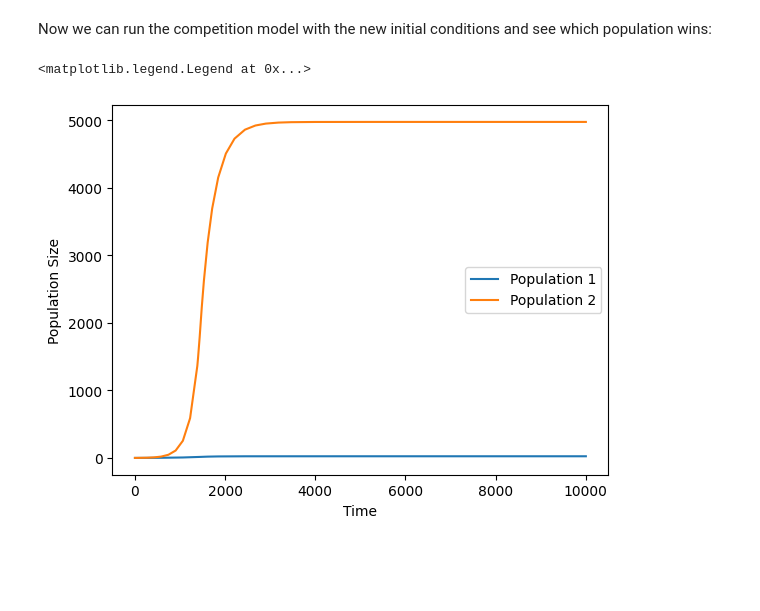
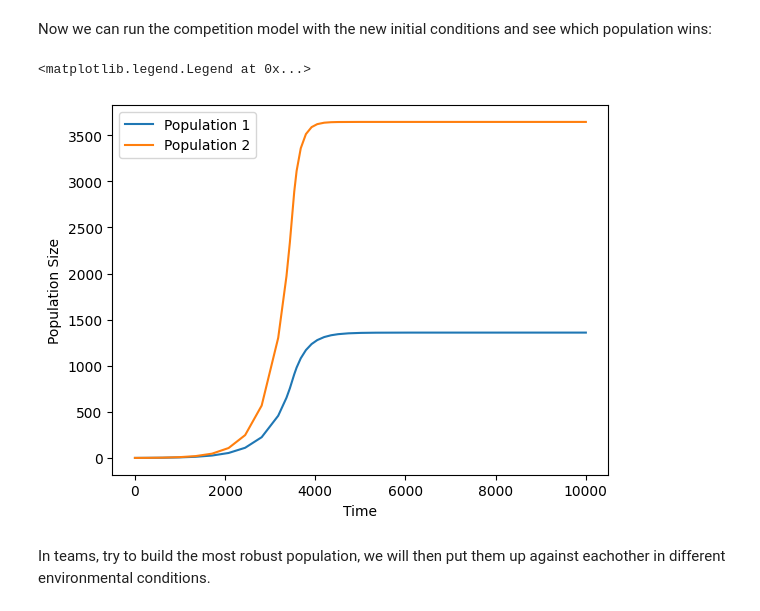
Before and after one commit to hhindley/CompSysBio_Weisse, a Jupyter notebook: solutions/competition_tutorial_complete.ipynb, the cells around one changed output. Saved outputs shown, nothing was run; the diff lists cells and outputs as text; code cells hidden in the pictures; blank space fills up the shorter version.

```diff
--- a/solutions/competition_tutorial_complete.ipynb
+++ b/solutions/competition_tutorial_complete.ipynb
@@ -175,18 +199,18 @@ New population model:
 def popmodel_ode(t, y, params):
 
     # parameters
-    dm, kb, ku, thetar, s0, gmax, thetax, Kt, M, we, Km, vm, nx, Kq, vt, wr, wq, nq, nr, ns, Kgamma, kin, kdeath = params
+    dm, kb, ku, thetar, s0, gmax, thetax, Kt, M, we, Km, vm, nx, Kq, vt, wr, wq, nq, nr, ns, Kgamma, Cm, k_cm, kin, kdeath = params
 
     # ensure no negative concentrations
     y = np.maximum(y, 0)
 
     # species (LHS)
-    mt, mm, mq, mr, ct, cm, cq, cr, et, em, q, r, si, a, s, N = y
+    mt, mm, mq, mr, ct, cm, cq, cr, et, em, q, r, si, a, zmt, zmm, zmq, zmr, s, N = y
 
     cell = y[:-2]
     cell_params = list(params[:-2])
     cell_params[4] = s  # update external nutrient concentration in params with species
-    dcelldt = growth_model(t, cell, cell_params) # insert your model in here
+    dcelldt = abx_model(t, cell, cell_params) # insert your model in here
 
     # extracellular ODEs
     # nutrient influx and consumption
@@ -224,13 +248,14 @@ params_dict = {
     'nr': 7549.0,
     'ns': 0.5,
     'Kgamma': 3e9,
+    'Cm': 0,
+    'k_cm': 0.005990373118888,
     'kin': 0,
     'kdeath': 0
 }
 
 def params_for_sim(param_dict):
-    order = ['dm', 'kb', 'ku', 'thetar', 's0', 'gmax', 'thetax', 'Kt', 'M', 'we', 'Km', 'vm', 'nx', 'Kq', 'vt', 'wr', 'wq', 'nq', 'nr', 'ns', 'Kgamma', 'kin', 'kdeath']
-
+    order = ['dm', 'kb', 'ku', 'thetar', 's0', 'gmax', 'thetax', 'Kt', 'M', 'we', 'Km', 'vm', 'nx', 'Kq', 'vt', 'wr', 'wq', 'nq', 'nr', 'ns', 'Kgamma', 'Cm', 'k_cm', 'kin', 'kdeath']
     return [param_dict[key] for key in order]
 
 params = params_for_sim(params_dict)
@@ -249,13 +274,17 @@ init_dict = {
     'q_0': 0.,
     'r_0': 1.0,
     'si_0': 0.,
-    'a_0': 0.0,
+    'a_0':  0.0,
+    'zmt_0':0,
+    'zmm_0':0,
+    'zmq_0':0,
+    'zmr_0':0,
     's_0' : 1e12,
     'N_0' : 1
 }
 
 def init_for_sim(init_dict):
-    order = ['mt_0', 'mm_0', 'mq_0', 'mr_0', 'ct_0', 'cm_0', 'cq_0', 'cr_0', 'et_0', 'em_0', 'q_0', 'r_0', 'si_0', 'a_0', 's_0', 'N_0']
+    order = ['mt_0', 'mm_0', 'mq_0', 'mr_0', 'ct_0', 'cm_0', 'cq_0', 'cr_0', 'et_0', 'em_0', 'q_0', 'r_0', 'si_0', 'a_0', 'zmt_0', 'zmm_0', 'zmq_0', 'zmr_0', 's_0', 'N_0']
     return [init_dict[key] for key in order]
 
 init = init_for_sim(init_dict)
@@ -306,14 +335,14 @@ We need two sets of parameters. We will give the first model our initial set of
 # %%
 params_new_dict = params_dict.copy()
-params_new_dict['we'] = params_dict['we'] * 5 # 5 times bigger than original value
+params_new_dict['Kgamma'] = params_dict['Kgamma'] /2 # half the original value
 params_new = params_for_sim(params_new_dict)
 
 params_full = np.concatenate([params, params_new])
 # %% [markdown]
 Again, we will run the cell growth model to steady state for these two sets of parameters:
 # %%
-sol1 = solve_ivp(growth_model, (0, 1e9), init[:-2], args=(params[:-2],), method='Radau')
-sol2 = solve_ivp(growth_model, (0, 1e9), init[:-2], args=(params_new[:-2],), method='Radau')
+sol1 = solve_ivp(abx_model, (0, 1e9), init[:-2], args=(params[:-2],), method='Radau')
+sol2 = solve_ivp(abx_model, (0, 1e9), init[:-2], args=(params_new[:-2],), method='Radau')
 
 cell1 = np.concatenate([sol1.y[:, -1], [init_dict['s_0']], [init_dict['N_0']]])
 cell2 = np.concatenate([sol2.y[:, -1], [init_dict['s_0']], [init_dict['N_0']]])
@@ -324,11 +353,13 @@ Now we can run the competition model with the new initial conditions and see whi
 # %%
 sol_comp = solve_ivp(competition_ode, (0, 1e4), init_full, args=(params_full,), method='Radau')
 
-plt.plot(sol_comp.t, sol_comp.y[15], label='Population 1')
-plt.plot(sol_comp.t, sol_comp.y[31], label='Population 2')
+plt.plot(sol_comp.t, sol_comp.y[19], label='Population 1')
+plt.plot(sol_comp.t, sol_comp.y[39], label='Population 2')
 plt.xlabel('Time')
 plt.ylabel('Population Size')
 plt.legend()
 # %% [output]
 <matplotlib.legend.Legend at 0x...>
-[figure, old version]
+[figure, new version]
+# %% [markdown]
+In teams, try to build the most robust population, we will then put them up against eachother in different environmental conditions.
```
Also changed, not shown: parts of 9 cells of this notebook, 1 other file.
